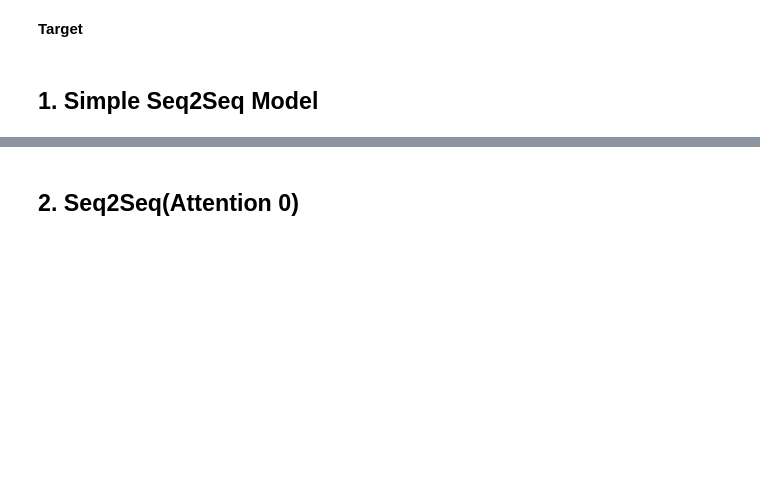
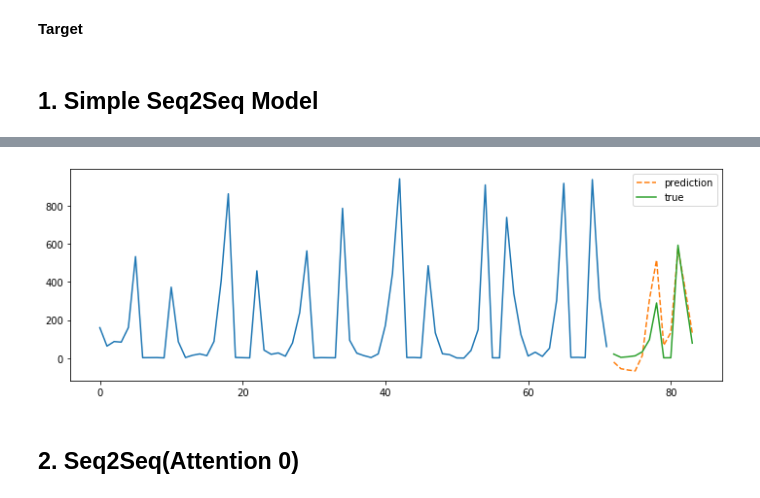
Before and after one commit to EvilPsyCHo/Deep-Time-Series-Prediction, a Jupyter notebook: notebooks/Model Performance Test.ipynb, the cells around one changed output, grey strips where cells are left out. Cells and saved outputs as stored; diff of their text form; code cells hidden in the pictures; blank space fills up the shorter version.

```diff
--- a/notebooks/Model Performance Test.ipynb
+++ b/notebooks/Model Performance Test.ipynb
@@ -14,6 +14,8 @@ from sklearn.metrics import mean_squared_error
 from pathlib import Path
 import shutil
 import seaborn as sns
+
+%matplotlib inline
 
 def plot_attentions(attns):
     if attns.ndim == 4:
@@ -34,7 +36,15 @@ def plot_attentions(attns):
         plt.xlabel('history')
         plt.ylabel('prediction')
 
-%matplotlib inline
+
+def plot_prediction(enc, y_pred, y_true):
+    f = plt.figure(figsize=(12, 4))
+    enc_lens = len(enc)
+    dec_lens = len(y_pred)
+    plt.plot(enc)
+    plt.plot(range(enc_lens, enc_lens+dec_lens), y_pred, label='prediction', linestyle='--')
+    plt.plot(range(enc_lens, enc_lens+dec_lens), y_true, label='true')
+    plt.legend()
 # %%
 torch.__version__
 # %% [output]
@@ -133,3 +144,15 @@ train loss: 0.476, valid loss: 0.682, test loss :0.725, test RMSE :141.546,
+# %%
+k = 0
+h = 0
+
+enc_seqs = val_set[k]['enc_inputs']
+enc_inputs = torch.tensor(enc_seqs).unsqueeze(0)
+dec_outputs = val_set[k]['dec_outputs']
+dec_step = dec_outputs.shape[0]
+pred = model.predict(enc_inputs, dec_step, use_move_scale=True).squeeze().detach().numpy()
+plot_prediction(enc_seqs[:, h], pred[:, h], dec_outputs[:, h])
+# %% [output]
+[figure, added]
 # %% [markdown]
 ## 2. Seq2Seq(Attention 0)
 # %%
```
Also changed, not shown: parts of 17 cells of this notebook, 2 other files.
